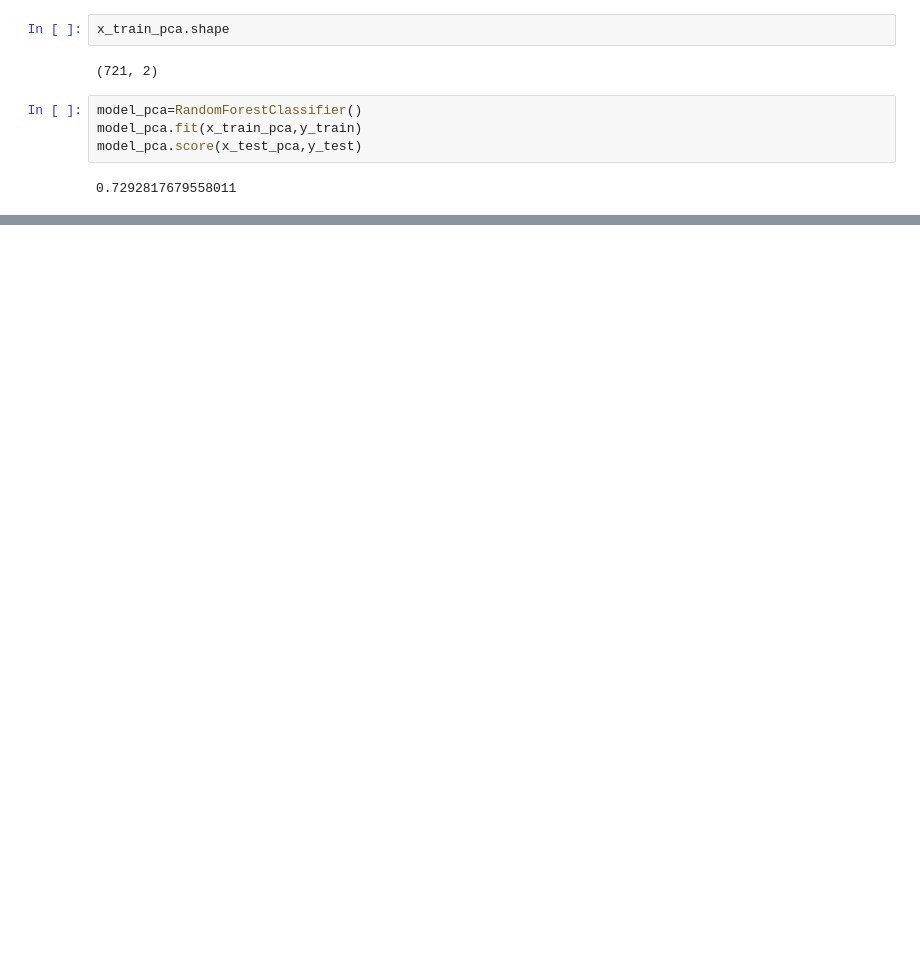
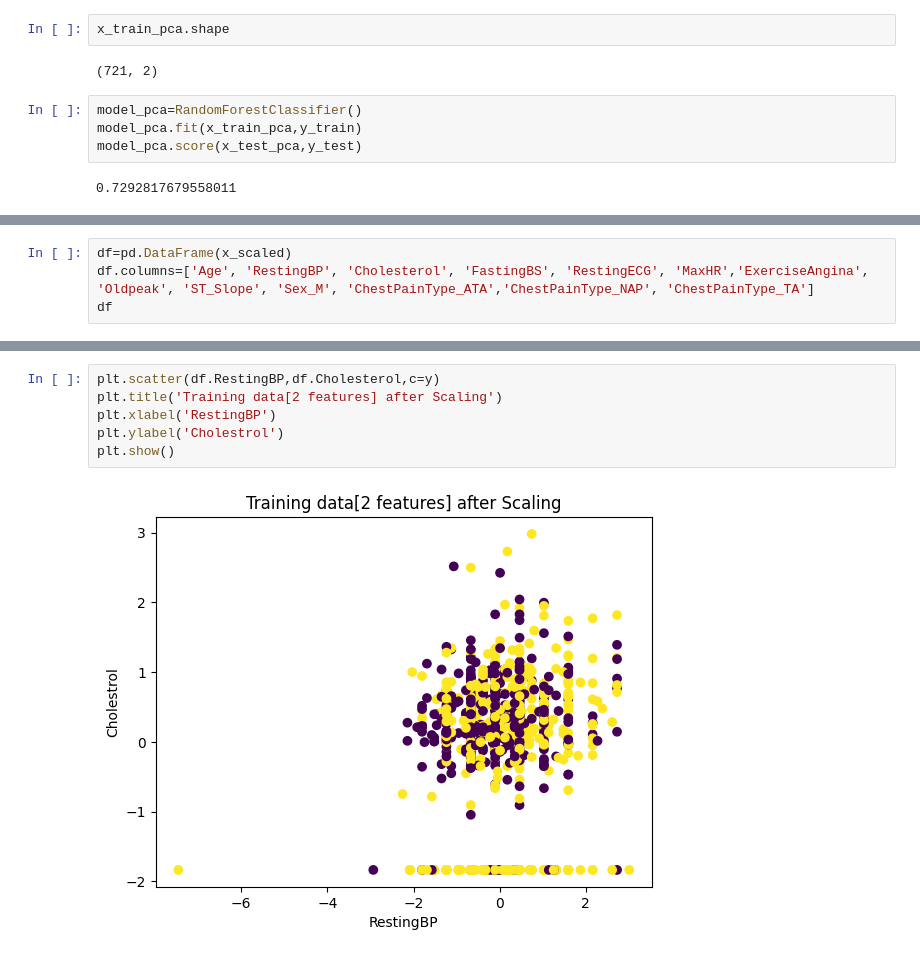
Before and after one commit to Devisri2003/Principal-Component-Analysis, a Jupyter notebook: PCA.ipynb, the cells around one changed output, grey strips where cells are left out. Drawn from its saved outputs; the diff is of its cells as text; blank space fills up the shorter version.

```diff
--- a/PCA.ipynb
+++ b/PCA.ipynb
@@ -259,0 +275,4 @@ model_pca.score(x_test_pca,y_test)
+# %%
+df=pd.DataFrame(x_scaled)
+df.columns=['Age', 'RestingBP', 'Cholesterol', 'FastingBS', 'RestingECG', 'MaxHR','ExerciseAngina', 'Oldpeak', 'ST_Slope', 'Sex_M', 'ChestPainType_ATA','ChestPainType_NAP', 'ChestPainType_TA']
+df
@@ -259,0 +293,8 @@ model_pca.score(x_test_pca,y_test)
+# %%
+plt.scatter(df.RestingBP,df.Cholesterol,c=y)
+plt.title('Training data[2 features] after Scaling')
+plt.xlabel('RestingBP')
+plt.ylabel('Cholestrol')
+plt.show()
+# %% [output]
+[figure, added]
```
Also changed, not shown: parts of 11 cells of this notebook.
